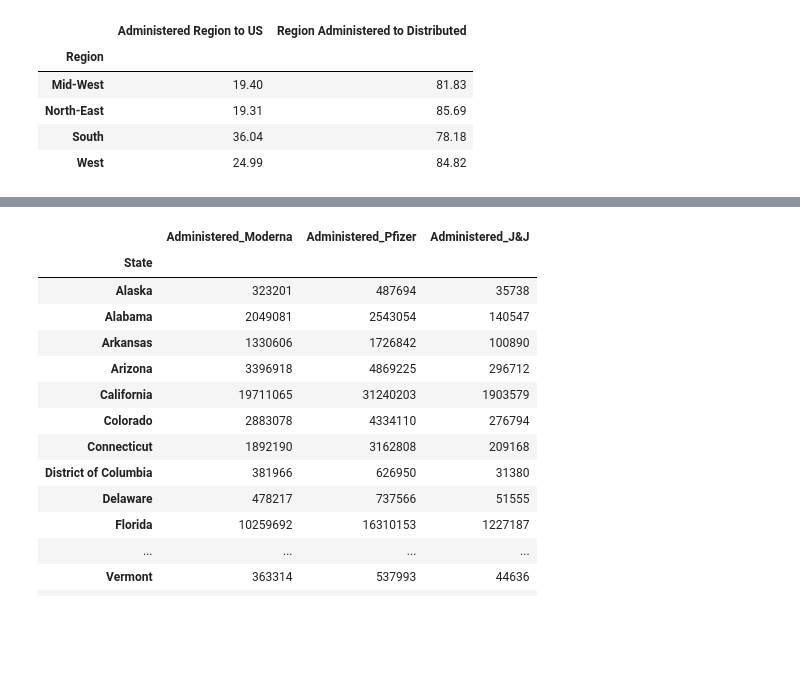
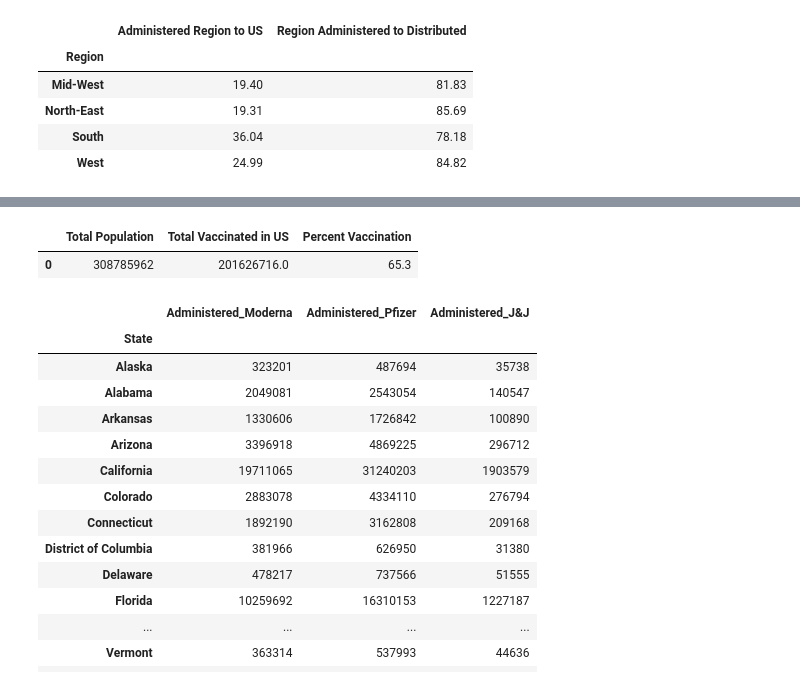
Before and after one commit to Ramsha2025/US-Vaccine-Tracker-Challenge, a Jupyter notebook: US-Vaccine-Tracker.ipynb, the cells around one changed output, grey strips where cells are left out. Cells and saved outputs as stored; diff of their text form; code cells hidden in the pictures; blank space fills up the shorter version.

```diff
--- a/US-Vaccine-Tracker.ipynb
+++ b/US-Vaccine-Tracker.ipynb
@@ -360 +356,13 @@ vaccinationAndPopulationByLocation
+# %%
+#total pop to vaccine administered
+totalpop_sum=vaccinationAndPopulationByLocation['POPESTIMATE2019'].sum()
+vaccine_total=vaccinationAndPopulationByLocation['people_vaccinated'].sum()
+percent_vaccinated=round((vaccine_total/totalpop_sum)*100,2)
+vaccine_pop=pd.DataFrame({'Total Population':totalpop_sum,
+                         'Total Vaccinated in US':vaccine_total,
+                         'Percent Vaccination':percent_vaccinated}, index=[0])
+vaccine_pop
+# %% [output]
+|  | Total Population | Total Vaccinated in US | Percent Vaccination |
+| 0 | 308785962 | 201626716.0 | 65.3 |
 # %%
```
Also changed, not shown: parts of 16 cells of this notebook, 9 other files.
